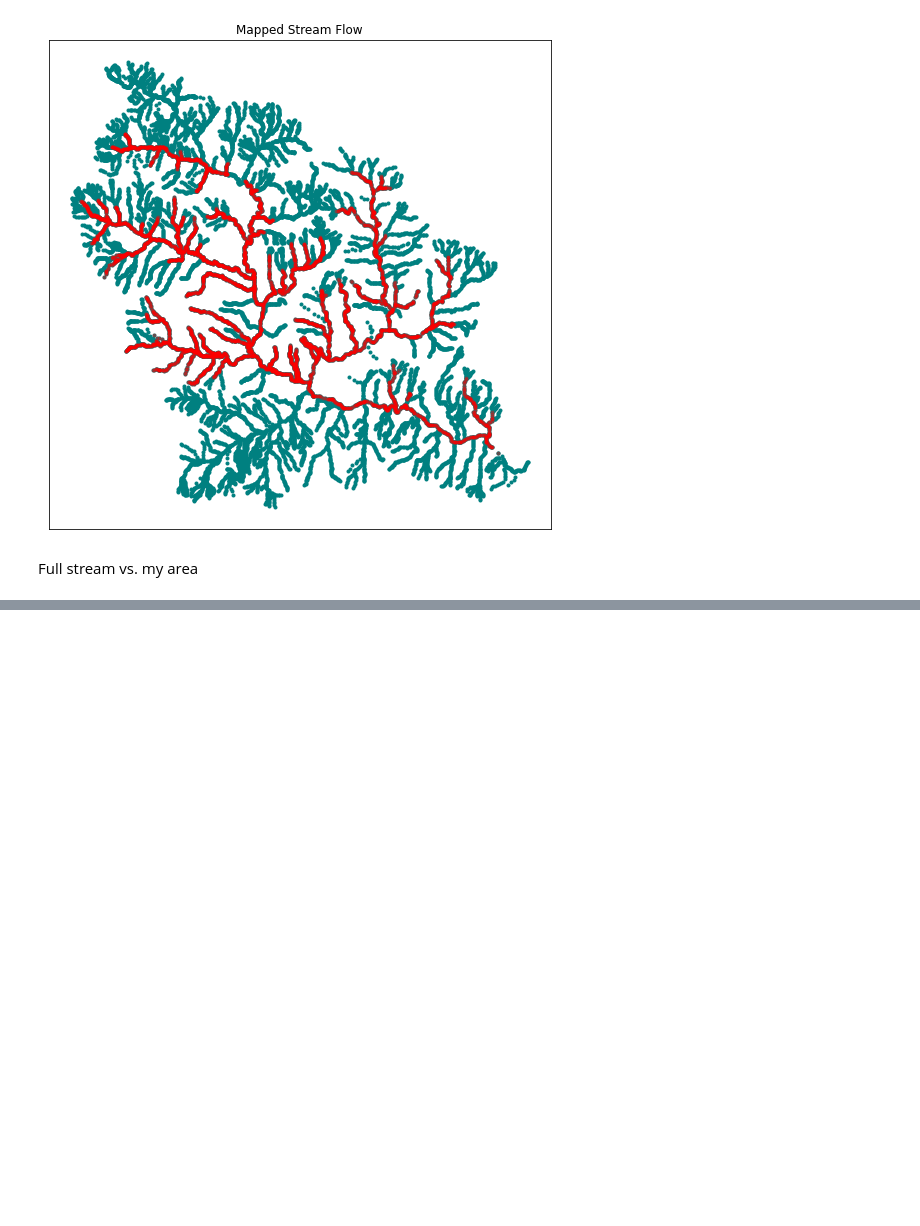
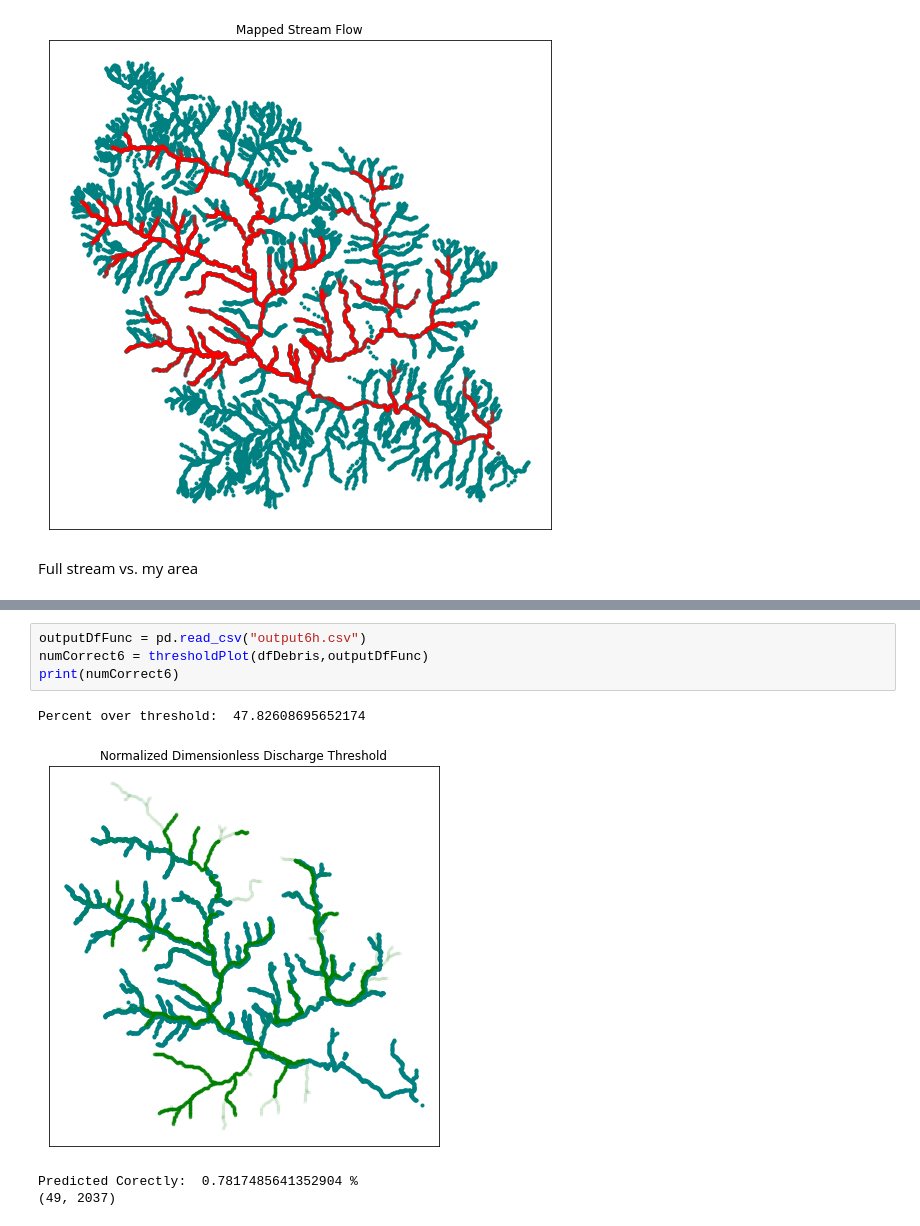
Before and after one commit to slundell123/DHSVM-for-CSDMS, a Jupyter notebook: dimensionlessDischargeModel/graphs.ipynb, the cells around one changed output, grey strips where cells are left out. Cells and saved outputs as stored; diff of their text form; blank space fills up the shorter version.

```diff
--- a/dimensionlessDischargeModel/graphs.ipynb
+++ b/dimensionlessDischargeModel/graphs.ipynb
@@ -425,0 +599,9 @@ streamOnStreamPlot(dfFlowLines,mapDf)
+# %%
+outputDfFunc = pd.read_csv("output6h.csv")
+numCorrect6 = thresholdPlot(dfDebris,outputDfFunc)
+print(numCorrect6)
+# %% [output]
+Percent over threshold:  47.82608695652174
+[figure, added]
+Predicted Corectly:  0.7817485641352904 %
+(49, 2037)
```
Also changed, not shown: parts of 16 cells of this notebook.
